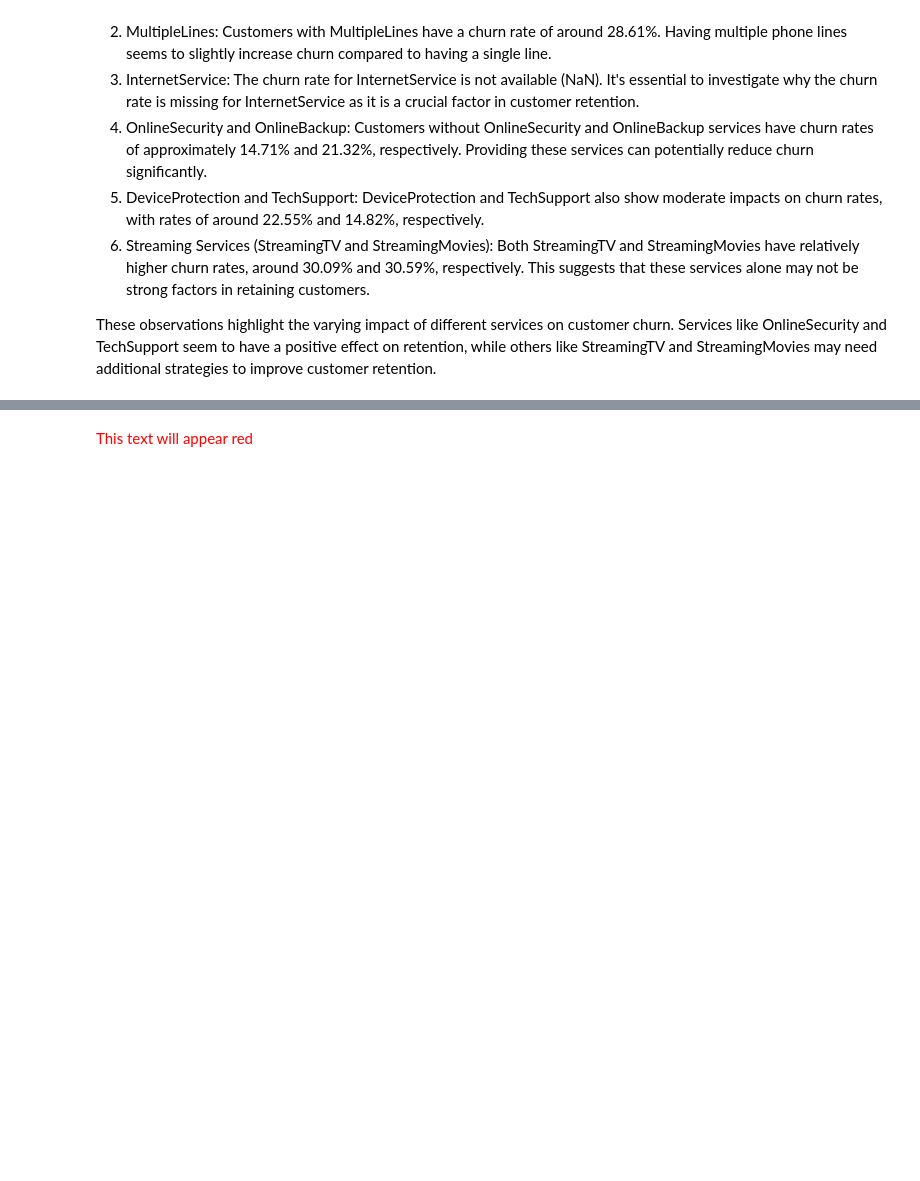
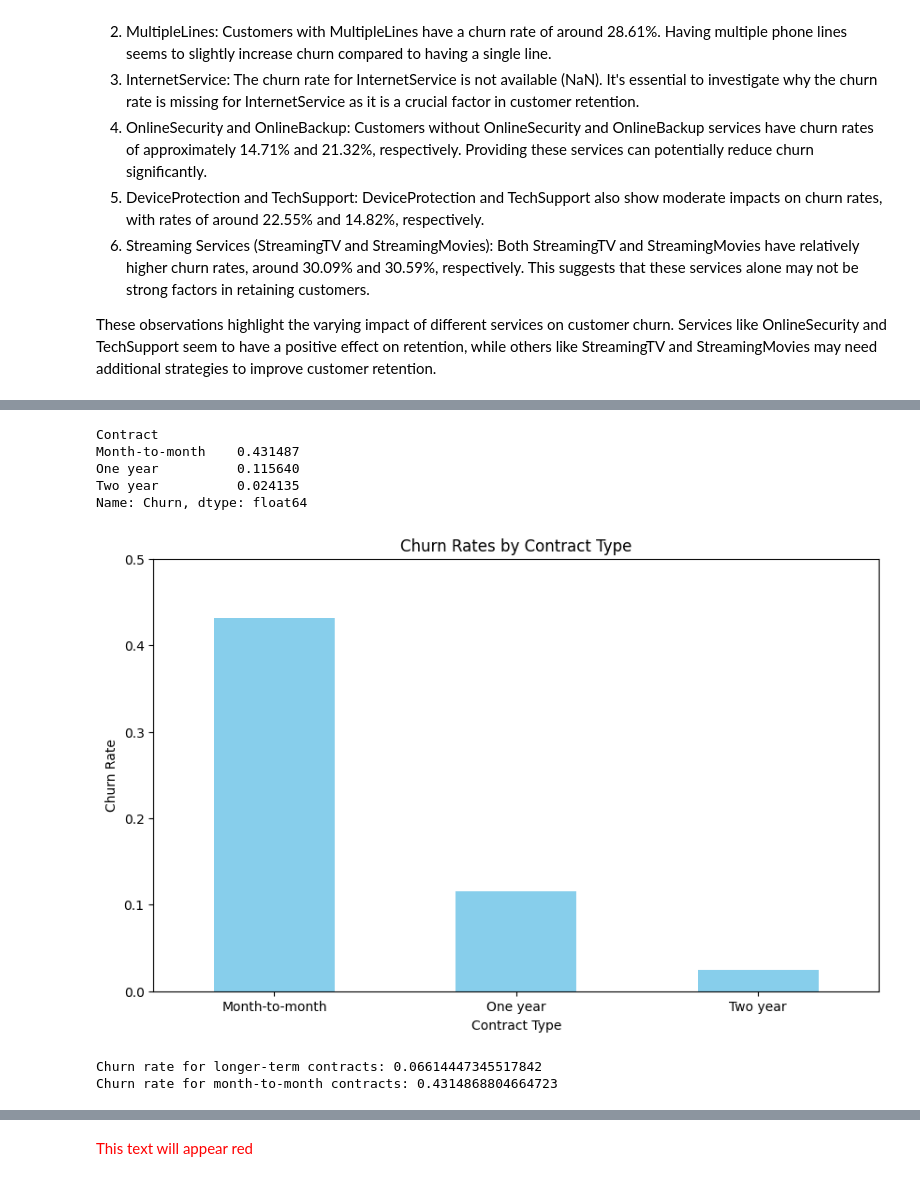
Before and after one commit to wamathaiwandeto/Customer-Churn-Prediction, a Jupyter notebook: churn.ipynb, the cells around one changed output, grey strips where cells are left out. Saved outputs shown, nothing was run; the diff lists cells and outputs as text; code cells hidden in the pictures; blank space fills up the shorter version.

```diff
--- a/churn.ipynb
+++ b/churn.ipynb
@@ -756,0 +763,30 @@ These observations highlight the varying impact of different services on custome
+# %%
+contract_churn_rates = train_df.groupby('Contract')['Churn'].mean()
+contract_churn_rates
+# %% [output]
+Contract
+Month-to-month    0.431487
+One year          0.115640
+Two year          0.024135
+Name: Churn, dtype: float64
+# %%
+# Plotting churn rates based on contract types
+plt.figure(figsize=(10, 6))
+contract_churn_rates.plot(kind='bar', color='skyblue')
+plt.title('Churn Rates by Contract Type')
+plt.xlabel('Contract Type')
+plt.ylabel('Churn Rate')
+plt.xticks(rotation=0)
+plt.ylim(0, 0.5)  # Set y-axis limit for better visualization
+plt.show()
+# %% [output]
+[figure, added]
+# %%
+long_term_churn_rate = train_df[train_df['Contract'].isin(['One year', 'Two year'])]['Churn'].mean()
+month_to_month_churn_rate = train_df[train_df['Contract'] == 'Month-to-month']['Churn'].mean()
+
+print("Churn rate for longer-term contracts:", long_term_churn_rate)
+print("Churn rate for month-to-month contracts:", month_to_month_churn_rate)
+# %% [output]
+Churn rate for longer-term contracts: 0.06614447345517842
+Churn rate for month-to-month contracts: 0.4314868804664723
```
Also changed, not shown: parts of 9 cells of this notebook.
